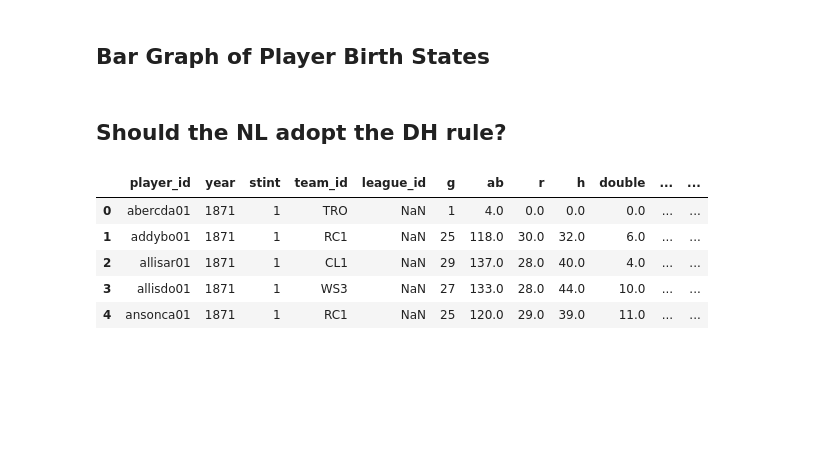
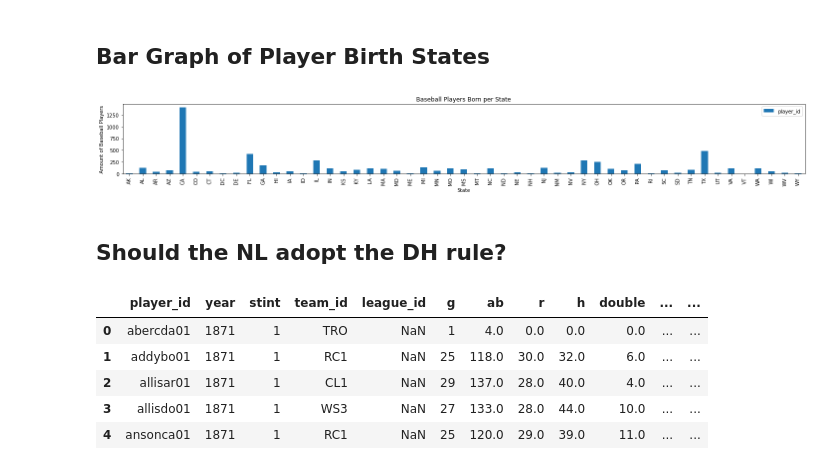
Before and after one commit to akrakowsky/baseball_analysis, a Jupyter notebook: Baseball Stats/baseball_analysis.ipynb, the cells around one changed output. Saved outputs shown, nothing was run; the diff lists cells and outputs as text; code cells hidden in the pictures; blank space fills up the shorter version.

Commit message:
Update notebook with bar graph

```diff
--- a/Baseball Stats/baseball_analysis.ipynb
+++ b/Baseball Stats/baseball_analysis.ipynb
@@ -33,33 +32,31 @@ player_clean.head()
 # %% [markdown]
 ## Bar Graph of Player Birth States
 # %%
-# # Generate a bar plot showing the total number of players born in each state(exclude non-US born athletes).
-# states = ["AL", "AK", "AZ", "AR", "CA", "CO", "CT", "DE", "FL", "GA",
-#           "HI", "ID", "IL", "IN", "IA", "KS", "KY", "LA", "LA", "ME",
-#           "MD", "MA", "MI", "MN", "MS", "MO", "MT", "NE", "NV", "NH",
-#           "NJ", "NM", "NY", "NC", "ND", "OH", "OK", "OR", "PA", "RI",
-#           "SC", "SD", "TN", "TX", "UT", "VT", "VA", "WA", "WV", "WI", "WY"]
-# states
-# us_players = player_clean["birth_state" == states].value_counts()
-# # Create x-axis and tick locations
-# x_axis = np.arange(len(us_players))
-# tick_locations = [value+0.5 for value in x_axis]
+# Generate a bar graph of players born in each state(exclude non-US born athletes).
+player_us = player_data[player_data["birth_country"] == "USA"]
+player_us_year = player_us[player_us["birth_year"] >= 1950]
+player_us_year
 
-# # Create bar chart
-# plt.figure(figsize=(8,5))
-# plt.bar(x_axis, us_players, color='blue', alpha=0.8, align="edge")
-# plt.xticks(tick_locations, states, rotation="vertical")
+# Filter the DataFrame down only to those columns to chart
+player_us_state = player_us_year[["birth_state","player_id"]]
+player_us_state
 
-# # Set x and y limits
-# plt.xlim(-0.25, len(x_axis))
-# plt.ylim(0, max(us_players)+10)
+# Groupby State
+player_state = player_us_state.groupby("birth_state").count()
+player_state
 
-# # Create title and labels
-# plt.title("Total Players Born in Each State")
-# plt.xlabel("States")
-# plt.ylabel("Total Players")
-# plt.tight_layout()
-# plt.show()
+# Create a list indicating where to write x labels and set figure size to adjust for space
+player_state.plot(kind="bar", figsize=(20,3))
+
+# Set a Title and labels
+plt.title("Baseball Players Born per State")
+plt.xlabel("State")
+plt.ylabel("Amount of Baseball Players")
+plt.tight_layout()
+plt.savefig("./birth_state.png")
+plt.show()
+# %% [output]
+[figure, added]
 # %% [markdown]
 ## Should the NL adopt the DH rule?
 # %%
```
Also changed, not shown: parts of 5 cells of this notebook, 3 other files.
